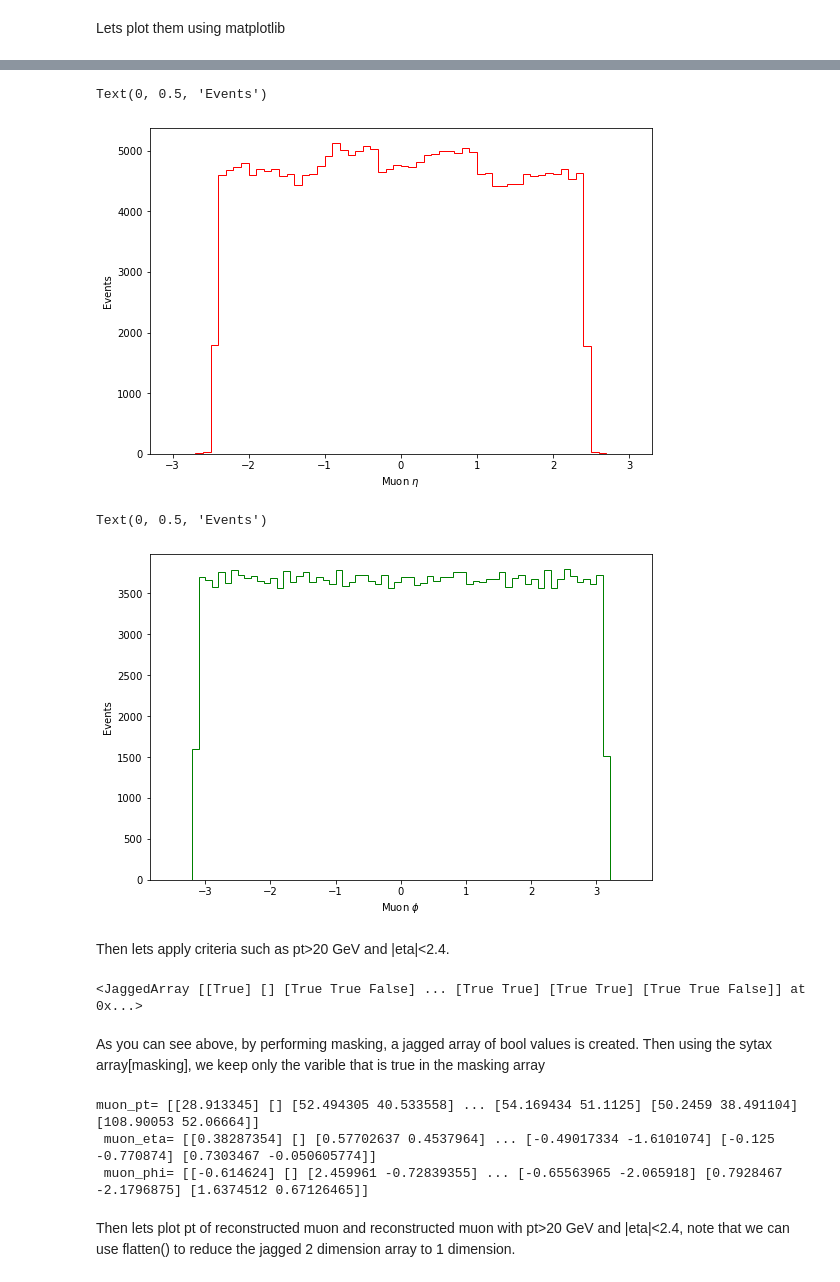
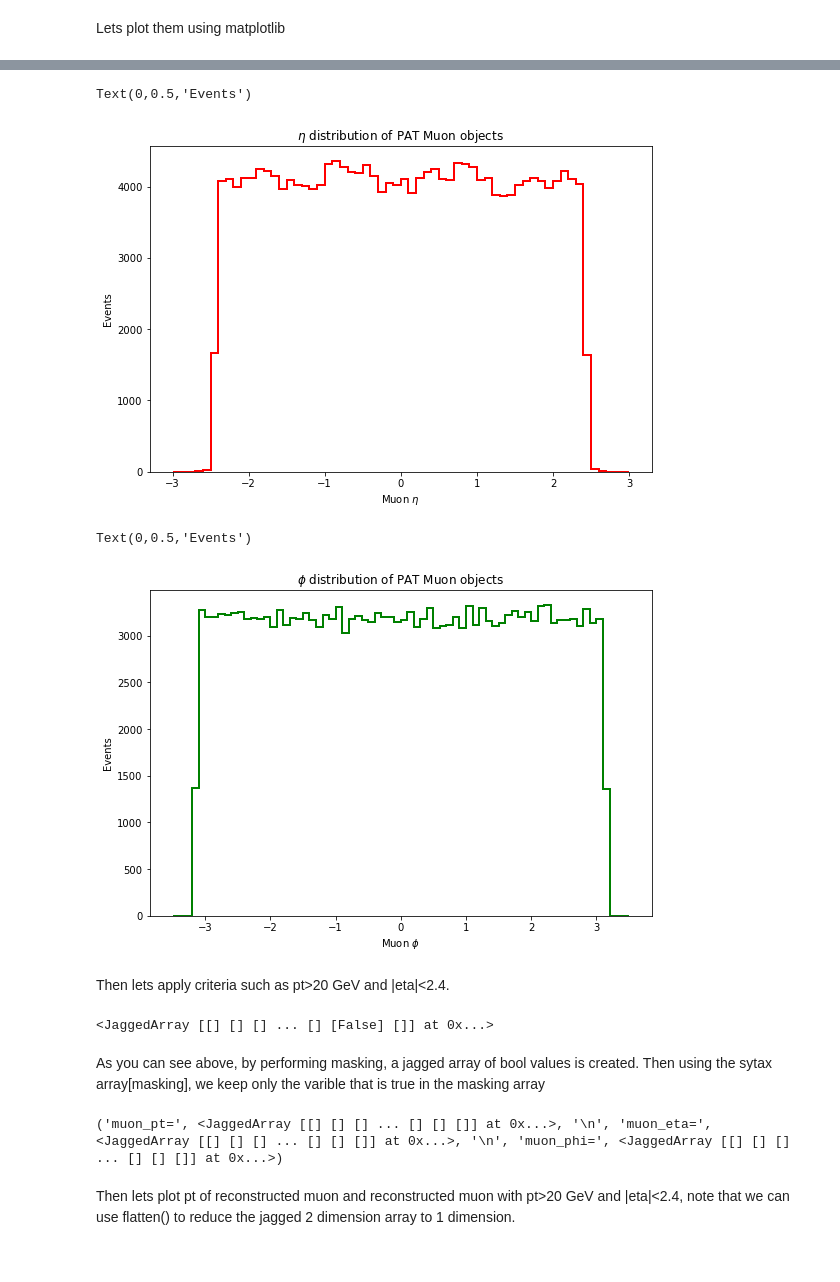
Before and after one commit to Taiantuia/MuonHATSatLPC2020, a Jupyter notebook: Exercise-1-Introduction.ipynb, the cells around one changed output, grey strips where cells are left out. Drawn from its saved outputs; the diff is of its cells as text; code cells hidden in the pictures.

```diff
--- a/Exercise-1-Introduction.ipynb
+++ b/Exercise-1-Introduction.ipynb
@@ -13,6 +13,6 @@ from math import pi
 # %% [markdown]
 First, lets take a look of the variables stored in NanoAOD. Uproot.open( ) return a ROOTDirectory similar to a python dictionary. Function key( ) prints all the dicinory keywords. The b' ahead of the names is due to ROOT object names having no encoding.
 # %%
-file=uproot.open('~/Downloads/DYJetsToMuMu_M-50_TuneCP5_14TeV-madgraphMLM-pythia8.root')['Events']
+events=uproot.open('/cms/store/user/hats/Muon/EE58CBFC-6597-6E4F-9EF3-317ED03E5542.root')['Events']
 #file=uproot.open('~/Downloads/FE9779A1-B793-2644-9A14-3E105B03B488.root')['Events']
 # %%
@@ -48,7 +48,7 @@ Muon, Trigobj, GenPart
 We can print different objects such as transeverse momentum($p_T$ pt), pseudorapidity(eta $\eta$) and azimuthal angle(phi $\phi$) and apply cut on $p_T$, $\eta$ and $\phi$ using uproot.<br>
 First lets print pt eta phi of reconstructed muon
 # %%
-muon_pt,muon_eta,muon_phi,nmuon,ngenpart=file.arrays(["Muon_pt", "Muon_eta", "Muon_phi", "nMuon", "nGenPart"],outputtype=tuple)
+muon_pt,muon_eta,muon_phi,nmuon,ngenpart=events.arrays(["Muon_pt", "Muon_eta", "Muon_phi", "nMuon", "nGenPart"],outputtype=tuple)
 # %%
 print('muon_pt=', muon_pt, '\n',
       'muon_eta=', muon_eta, '\n',
@@ -70,26 +69,28 @@ Text(0, 0.5, 'Events')
 # %%
 plt.figure(figsize=(9,6))
-plt.hist(muon_eta.flatten(), bins=60, range=[-3, 3], histtype='step', color='red', label='muon_$\eta$')
+plt.hist(muon_eta.flatten(), bins=60, range=[-3, 3], histtype='step',linewidth=2, color='red', label='muon_$\eta$')
+plt.title('$\eta$ distribution of PAT Muon objects')
 plt.xlabel(r'Muon $\eta$')
 plt.ylabel('Events')
 # %% [output]
-Text(0, 0.5, 'Events')
+Text(0,0.5,'Events')
-[figure, old version]
+[figure, new version]
 # %%
 plt.figure(figsize=(9,6))
-plt.hist(muon_phi.flatten(), bins=70, range=[-3.5, 3.5], histtype='step', color='green', label='muon_$\phi$')
+plt.hist(muon_phi.flatten(), bins=70, range=[-3.5, 3.5], histtype='step',linewidth=2, color='green', label='muon_$\phi$')
+plt.title('$\phi$ distribution of PAT Muon objects')
 plt.xlabel(r'Muon $\phi$')
 plt.ylabel('Events')
 # %% [output]
-Text(0, 0.5, 'Events')
+Text(0,0.5,'Events')
-[figure, old version]
+[figure, new version]
 # %% [markdown]
 Then lets apply criteria such as pt>20 GeV and |eta|<2.4.
 # %%
 masking=(muon_pt>20)&(abs(muon_eta)<2.4)
 masking
 # %% [output]
-<JaggedArray [[True] [] [True True False] ... [True True] [True True] [True True False]] at 0x...>
+<JaggedArray [[] [] [] ... [] [False] []] at 0x...>
 # %% [markdown]
 As you can see above, by performing masking, a jagged array of bool values is created.
 Then using the sytax array[masking], we keep only the varible that is true in the masking array
@@ -98,9 +99,7 @@ print('muon_pt=', muon_pt[masking], '\n',
       'muon_eta=', muon_eta[masking], '\n',
       'muon_phi=', muon_phi[masking])
 # %% [output]
-muon_pt= [[28.913345] [] [52.494305 40.533558] ... [54.169434 51.1125] [50.2459 38.491104] [108.90053 52.06664]]
- muon_eta= [[0.38287354] [] [0.57702637 0.4537964] ... [-0.49017334 -1.6101074] [-0.125 -0.770874] [0.7303467 -0.050605774]]
- muon_phi= [[-0.614624] [] [2.459961 -0.72839355] ... [-0.65563965 -2.065918] [0.7928467 -2.1796875] [1.6374512 0.67126465]]
+('muon_pt=', <JaggedArray [[] [] [] ... [] [] []] at 0x...>, '\n', 'muon_eta=', <JaggedArray [[] [] [] ... [] [] []] at 0x...>, '\n', 'muon_phi=', <JaggedArray [[] [] [] ... [] [] []] at 0x...>)
 # %% [markdown]
 Then lets plot pt of reconstructed muon and reconstructed muon with pt>20 GeV and |eta|<2.4, note that we can use flatten() to reduce the jagged 2 dimension array to 1 dimension.
 # %%
```
Also changed, not shown: parts of 16 cells of this notebook, 3 other files.
